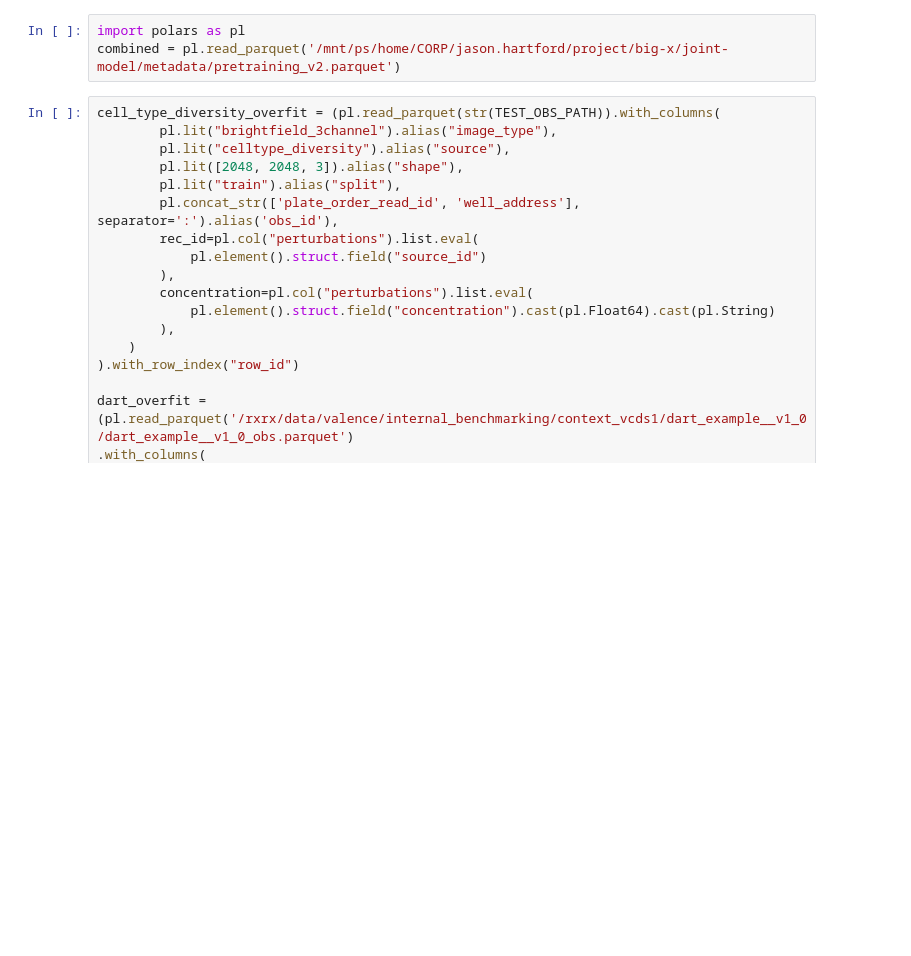
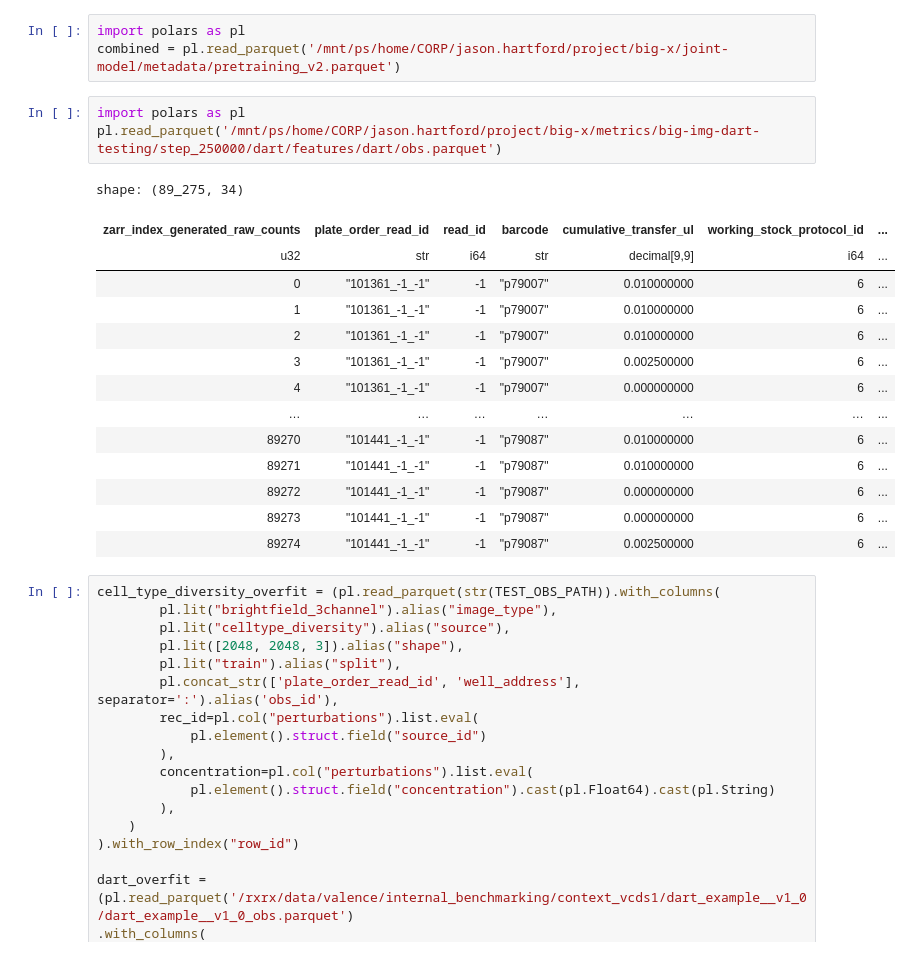
Before and after one commit to ctr26/hooke, a Jupyter notebook: packages/hooke-px/notebooks/modest_cell4.ipynb, the cells around one changed output. Drawn from its saved outputs; the diff is of its cells as text; blank space fills up the shorter version.

```diff
--- a/packages/hooke-px/notebooks/modest_cell4.ipynb
+++ b/packages/hooke-px/notebooks/modest_cell4.ipynb
@@ -526,6 +537,24 @@ Error:
 # %%
 import polars as pl
 combined = pl.read_parquet('/mnt/ps/home/CORP/jason.hartford/project/big-x/joint-model/metadata/pretraining_v2.parquet')
+# %%
+import polars as pl
+pl.read_parquet('/mnt/ps/home/CORP/jason.hartford/project/big-x/metrics/big-img-dart-testing/step_250000/dart/features/dart/obs.parquet')
+# %% [output]
+shape: (89_275, 34)
+| zarr_index_generated_raw_counts | plate_order_read_id | read_id | barcode | cumulative_transfer_ul | working_stock_protocol_id | ... |
+| u32 | str | i64 | str | decimal[9,9] | i64 | ... |
+| 0 | "101361_-1_-1" | -1 | "p79007" | 0.010000000 | 6 | ... |
+| 1 | "101361_-1_-1" | -1 | "p79007" | 0.010000000 | 6 | ... |
+| 2 | "101361_-1_-1" | -1 | "p79007" | 0.010000000 | 6 | ... |
+| 3 | "101361_-1_-1" | -1 | "p79007" | 0.002500000 | 6 | ... |
+| 4 | "101361_-1_-1" | -1 | "p79007" | 0.000000000 | 6 | ... |
+| … | … | … | … | … | … | ... |
+| 89270 | "101441_-1_-1" | -1 | "p79087" | 0.010000000 | 6 | ... |
+| 89271 | "101441_-1_-1" | -1 | "p79087" | 0.010000000 | 6 | ... |
+| 89272 | "101441_-1_-1" | -1 | "p79087" | 0.000000000 | 6 | ... |
+| 89273 | "101441_-1_-1" | -1 | "p79087" | 0.000000000 | 6 | ... |
+| 89274 | "101441_-1_-1" | -1 | "p79087" | 0.002500000 | 6 | ... |
 # %%
 cell_type_diversity_overfit = (pl.read_parquet(str(TEST_OBS_PATH)).with_columns(
         pl.lit("brightfield_3channel").alias("image_type"),
```
Also changed, not shown: parts of 4 cells of this notebook, 1 other file.
